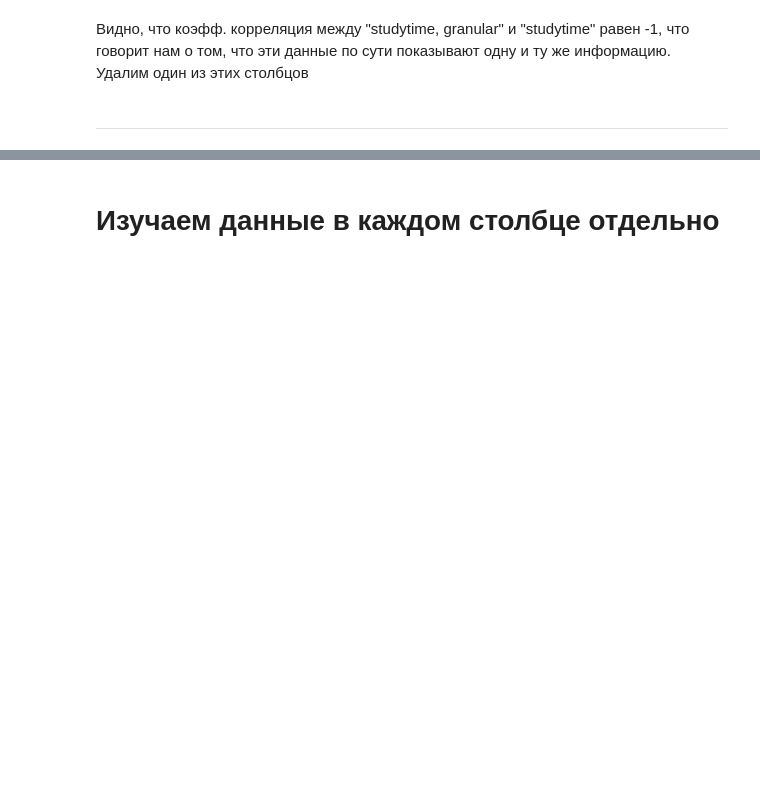
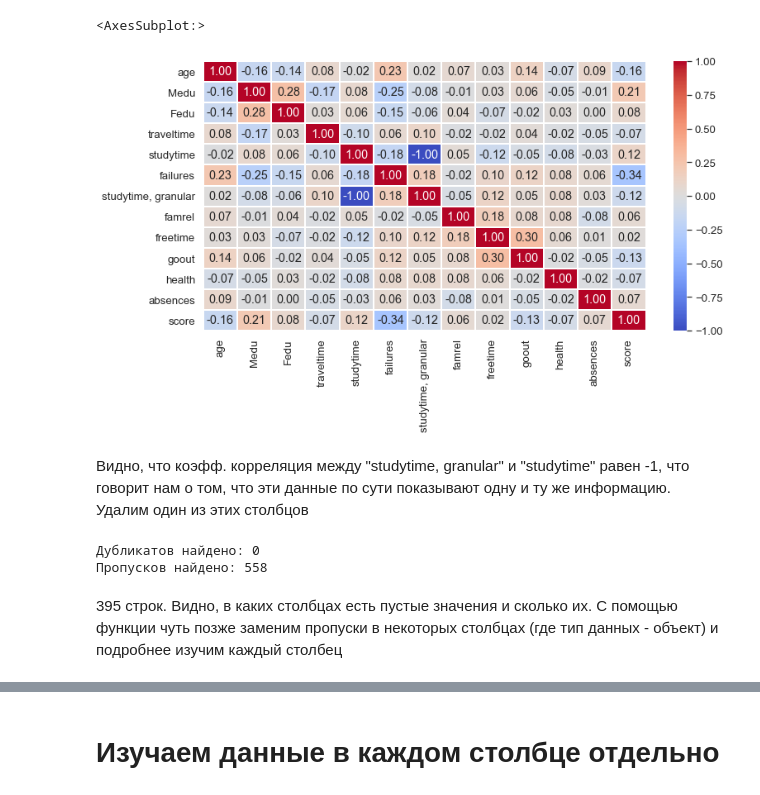
Before and after one commit to IvanAleshin/Skillfactory_projects, a Jupyter notebook: module_2/Data_for_model.ipynb, the cells around one changed output, grey strips where cells are left out. Cells and saved outputs as stored; diff of their text form; code cells hidden in the pictures; blank space fills up the shorter version.

Commit message:
Немного обновил файл
Добавил пару функций, поработал с визуализацией половины признаков

```diff
--- a/module_2/Data_for_model.ipynb
+++ b/module_2/Data_for_model.ipynb
@@ -116,7 +49,23 @@ data.corr()  # Проверим сразу корреляцию, посколь
+# %%
+# Посмотрим на матрицу корреляций признаков
+sns.set(font_scale=1.2)
+plt.subplots(figsize=(12, 6))
+sns.heatmap(data.corr(), annot=True, fmt='.2f', linewidths=0.1, cmap="coolwarm")
+# %% [output]
+<AxesSubplot:>
+[figure, added]
 # %% [markdown]
 Видно, что коэфф. корреляция между "studytime, granular" и  "studytime" равен -1, что говорит нам о том, что эти данные по сути показывают одну и ту же информацию. Удалим один из этих столбцов
 # %%
 # Удаляем этот, так как совсем не понятно, что он обозначает
 data = data.drop('studytime, granular', 1)
-# %% [markdown]
------
+# %%
+# Проверяем, где есть пропуски и дубликаты
+print("Дубликатов найдено:", data.duplicated(keep=False).sum())
+print("Пропусков найдено:", data.isnull().sum().sum())
+# %% [output]
+Дубликатов найдено: 0
+Пропусков найдено: 558
+# %% [markdown]
+395 строк. Видно, в каких столбцах есть пустые значения и сколько их.
+С помощью функции чуть позже заменим пропуски в некоторых столбцах (где тип данных - объект) и подробнее изучим каждый столбец
```
Also changed, not shown: parts of 116 cells of this notebook.
